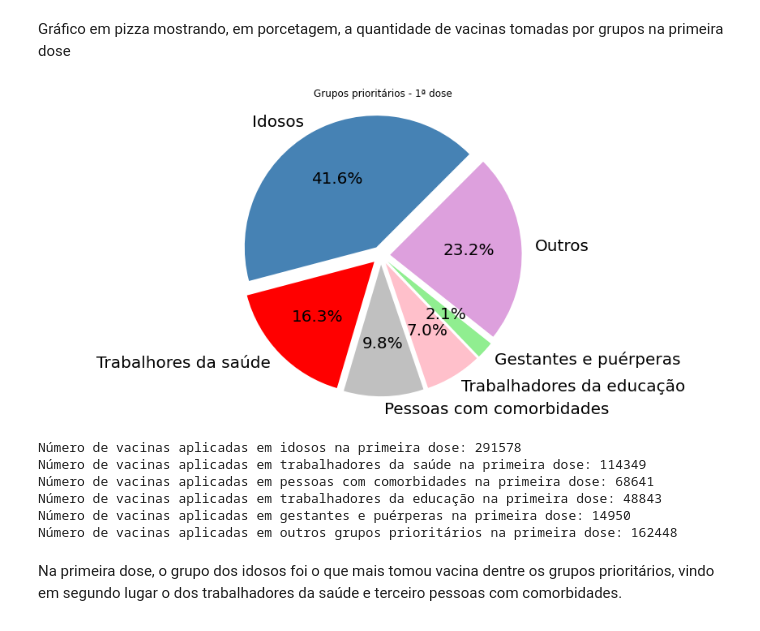
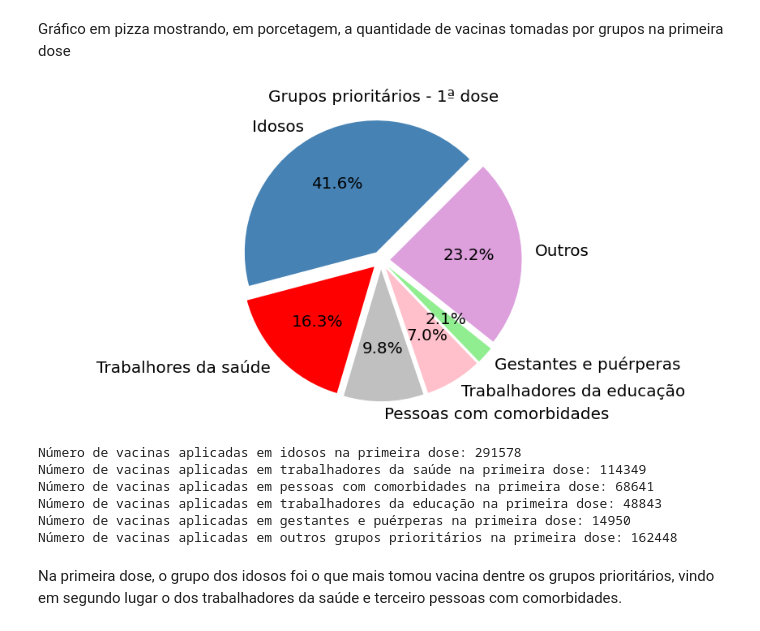
Before and after one commit to guilopesrbc/projetoP1, a Jupyter notebook: analise_grupos.ipynb, the cells around one changed output. Cells and saved outputs as stored; diff of their text form; code cells hidden in the pictures.

```diff
--- a/analise_grupos.ipynb
+++ b/analise_grupos.ipynb
@@ -115,29 +115,29 @@ Gráfico em pizza mostrando, em porcetagem, a quantidade de vacinas tomadas por
 # %%
 qtdidosos_1dose = data[idosos_1dose].count()[0]
 qtdtrabalhores_saude_1dose = data[trabalhores_saude_1dose].count()[0]
 qtdpessosas_comorbidade_1dose = data[pessosas_comorbidade_1dose].count()[0]
 qtdtrabalhores_educacao_1dose = data[trabalhores_educacao_1dose].count()[0]
 qtdgestantes_e_puerperas_1dose = data[gestantes_e_puerperas_1dose].count()[0]
 qtdoutros_1dose = data[outros_1dose].count()[0]
 
 valores = [qtdidosos_1dose, qtdtrabalhores_saude_1dose, qtdpessosas_comorbidade_1dose, qtdtrabalhores_educacao_1dose, qtdgestantes_e_puerperas_1dose, qtdoutros_1dose]
 rotulos = ['Idosos','Trabalhores da saúde', 'Pessoas com comorbidades', 'Trabalhadores da educação', 'Gestantes e puérperas', 'Outros']
 
 fig1, ax2 = plt.subplots(figsize=(15, 7))
 plt.rcParams['xtick.labelsize'] = 20
 wedges, texts, autotexts = ax2.pie(x=valores, labels=rotulos, autopct='%1.1f%%', shadow=False, startangle=45, colors = ['steelblue', 'red', 'silver', 'pink', 'lightgreen', 'plum'], explode=(0.07, 0.07, 0.07, 0.07, 0.07, 0.07))
 plt.setp(autotexts,size=20)
-plt.title('Grupos prioritários - 1ª dose')
+plt.title('Grupos prioritários - 1ª dose', size=20)
 ax2.axis('equal')
 plt.show()
 print(f'Número de vacinas aplicadas em idosos na primeira dose: {qtdidosos_1dose}')
 print(f'Número de vacinas aplicadas em trabalhadores da saúde na primeira dose: {qtdtrabalhores_saude_1dose}')
 print(f'Número de vacinas aplicadas em pessoas com comorbidades na primeira dose: {qtdpessosas_comorbidade_1dose}')
 print(f'Número de vacinas aplicadas em trabalhadores da educação na primeira dose: {qtdtrabalhores_educacao_1dose}')
 print(f'Número de vacinas aplicadas em gestantes e puérperas na primeira dose: {qtdgestantes_e_puerperas_1dose}')
 print(f'Número de vacinas aplicadas em outros grupos prioritários na primeira dose: {qtdoutros_1dose}')
 # %% [output]
-[figure, old version]
+[figure, new version]
 Número de vacinas aplicadas em idosos na primeira dose: 291578
 Número de vacinas aplicadas em trabalhadores da saúde na primeira dose: 114349
 Número de vacinas aplicadas em pessoas com comorbidades na primeira dose: 68641
```
Also changed, not shown: parts of 5 cells of this notebook.
